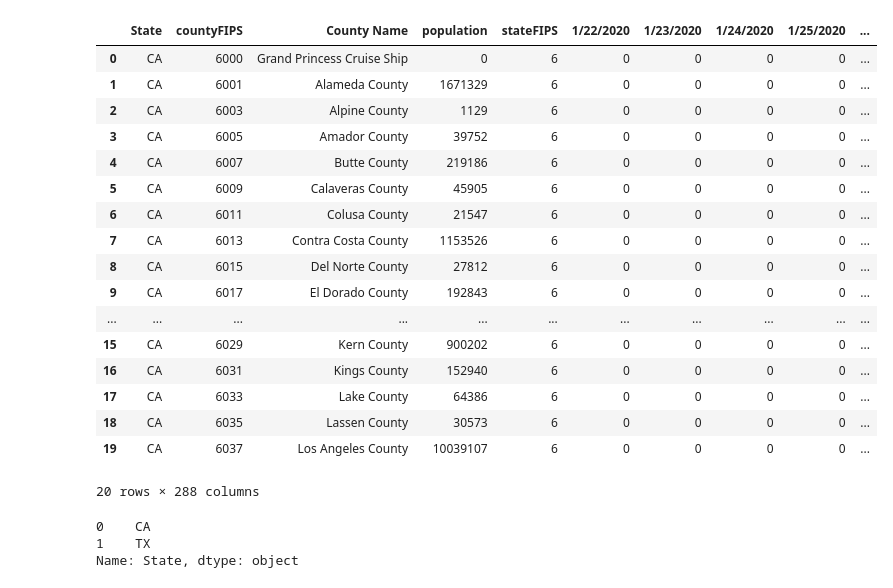
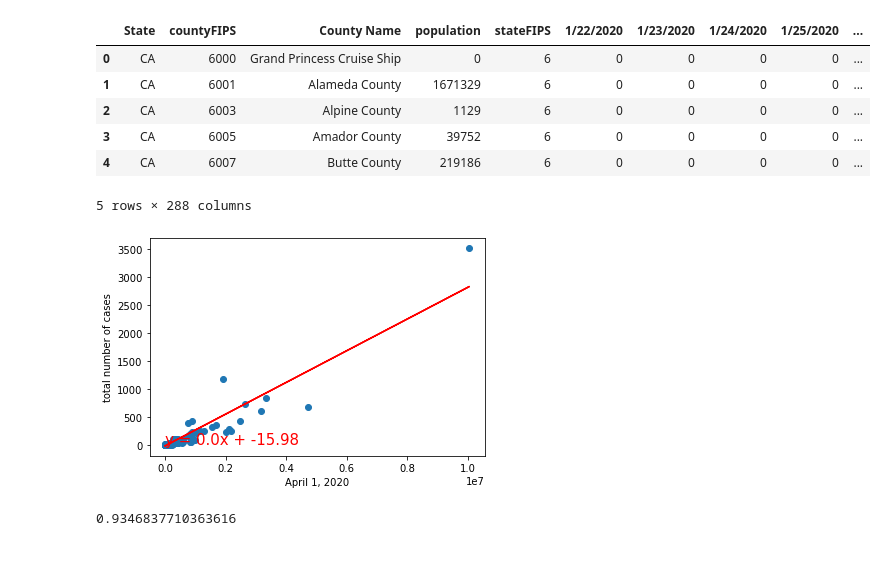
Before and after one commit to shadiaduery/bootcamp-group_project-1, a Jupyter notebook: Linear_Regression.ipynb, the cells around one changed output. Saved outputs shown, nothing was run; the diff lists cells and outputs as text; code cells hidden in the pictures; blank space fills up the shorter version.

Commit message:
updated Linear Regression correctly

```diff
--- a/Linear_Regression.ipynb
+++ b/Linear_Regression.ipynb
@@ -15,41 +16,28 @@ covid_clean_CA_TX = "Resources/covid_clean_CA_TX.csv"
 # %%
 covid_clean_CA_TX_df = pd.read_csv(covid_clean_CA_TX)
 
-covid_clean_CA_TX_df.head(20)
+covid_clean_CA_TX_df.head()
 # %% [output]
 |  | State | countyFIPS | County Name | population | stateFIPS | 1/22/2020 | 1/23/2020 | 1/24/2020 | 1/25/2020 | ... |
 | 0 | CA | 6000 | Grand Princess Cruise Ship | 0 | 6 | 0 | 0 | 0 | 0 | ... |
 | 1 | CA | 6001 | Alameda County | 1671329 | 6 | 0 | 0 | 0 | 0 | ... |
 | 2 | CA | 6003 | Alpine County | 1129 | 6 | 0 | 0 | 0 | 0 | ... |
 | 3 | CA | 6005 | Amador County | 39752 | 6 | 0 | 0 | 0 | 0 | ... |
 | 4 | CA | 6007 | Butte County | 219186 | 6 | 0 | 0 | 0 | 0 | ... |
-| 5 | CA | 6009 | Calaveras County | 45905 | 6 | 0 | 0 | 0 | 0 | ... |
-| 6 | CA | 6011 | Colusa County | 21547 | 6 | 0 | 0 | 0 | 0 | ... |
-| 7 | CA | 6013 | Contra Costa County | 1153526 | 6 | 0 | 0 | 0 | 0 | ... |
-| 8 | CA | 6015 | Del Norte County | 27812 | 6 | 0 | 0 | 0 | 0 | ... |
-| 9 | CA | 6017 | El Dorado County | 192843 | 6 | 0 | 0 | 0 | 0 | ... |
-| ... | ... | ... | ... | ... | ... | ... | ... | ... | ... | ... |
-| 15 | CA | 6029 | Kern County | 900202 | 6 | 0 | 0 | 0 | 0 | ... |
-| 16 | CA | 6031 | Kings County | 152940 | 6 | 0 | 0 | 0 | 0 | ... |
-| 17 | CA | 6033 | Lake County | 64386 | 6 | 0 | 0 | 0 | 0 | ... |
-| 18 | CA | 6035 | Lassen County | 30573 | 6 | 0 | 0 | 0 | 0 | ... |
-| 19 | CA | 6037 | Los Angeles County | 10039107 | 6 | 0 | 0 | 0 | 0 | ... |
-20 rows × 288 columns
+5 rows × 288 columns
-# %%
-total_by_state=covid_clean_CA_TX_df.groupby("State").sum()
-total_by_state=total_by_state.reset_index()
-total_by_state["State"]
-# %% [output]
-0    CA
-1    TX
-Name: State, dtype: object
 # %%
-x_values = covid_clean_CA_TX_df[date]
-y_values = covid_clean_CA_TX_df[total_case_numbers]
+x_values = covid_clean_CA_TX_df['population']
+y_values = covid_clean_CA_TX_df['4/1/2020']
 (slope, intercept, rvalue, pvalue, stderr) = linregress(x_values, y_values)
 regress_values = x_values * slope + intercept
 line_eq = "y = " + str(round(slope,2)) + "x + " + str(round(intercept,2))
-plt.scatter(x values, y values) (covid_clean_CA_TX_df.iloc)
-plt.xlabel('days March 1 - July 31')
+plt.scatter(x_values, y_values)
+plt.plot(x_values,regress_values,"r-")
+plt.annotate(line_eq,(6,10),fontsize=15,color="red")
+plt.xlabel('April 1, 2020')
 plt.ylabel('total number of cases')
 plt.show()
+print(rvalue)
+# %% [output]
+[figure, added]
+0.9346837710363616
```
Also changed, not shown: parts of 6 cells of this notebook, 1 other file.
